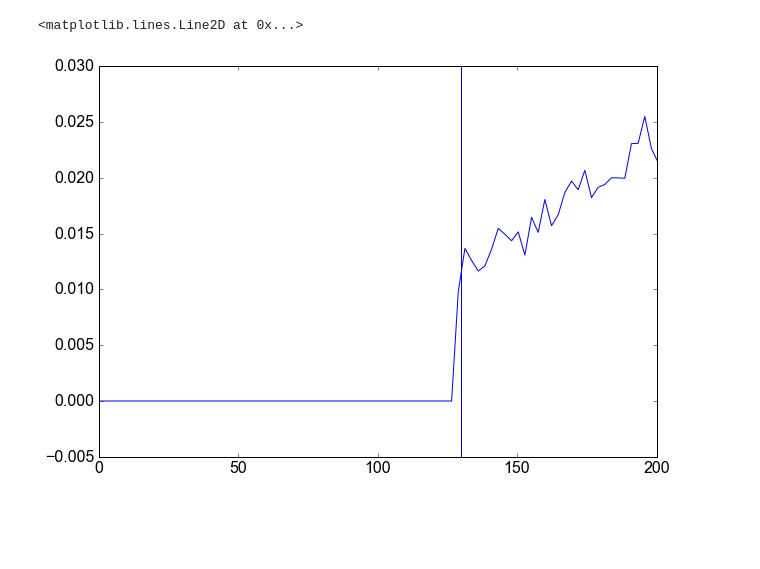
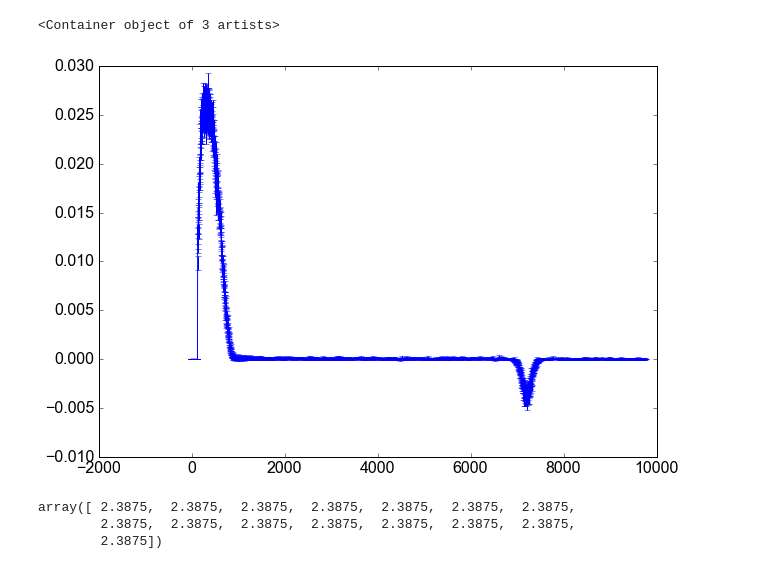
Before and after one commit to XENON1T/PTB, a Jupyter notebook: 08_dump_ascii_file.ipynb, the cells around one changed output. Drawn from its saved outputs; the diff is of its cells as text; code cells hidden in the pictures; blank space fills up the shorter version.

```diff
--- a/08_dump_ascii_file.ipynb
+++ b/08_dump_ascii_file.ipynb
@@ -21,9 +21,15 @@ with open(dump_dir + '/' + 'phs.txt', 'w') as f:
         string_to_write = '%.6e' % (e/1000) + ' ' + '%.6e' % amp + '\n'
         f.write(string_to_write)
 # %%
-plt.plot(e_scale, fg_disc_sub)
-plt.xlim(0,200)
-plt.axvline(130)
+plt.errorbar(e_scale, fg_disc_sub, fg_disc_sub_err)
+# plt.xlim(0,200)
+# plt.axvline(130)
 # %% [output]
-<matplotlib.lines.Line2D at 0x...>
+<Container object of 3 artists>
-[figure, old version]
+[figure, new version]
+# %%
+np.unique(np.diff(e_scale))
+# %% [output]
+array([ 2.3875,  2.3875,  2.3875,  2.3875,  2.3875,  2.3875,  2.3875,
+        2.3875,  2.3875,  2.3875,  2.3875,  2.3875,  2.3875,  2.3875,
+        2.3875])
```
Also changed, not shown: parts of 10 cells of this notebook, 17 other files.
